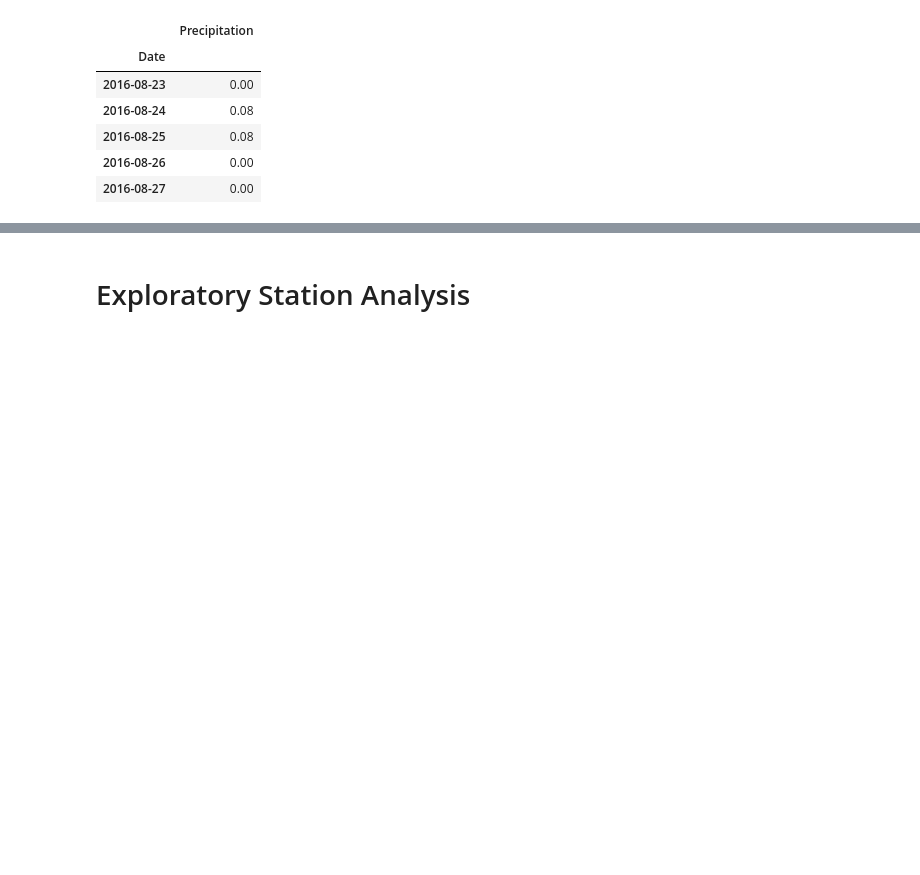
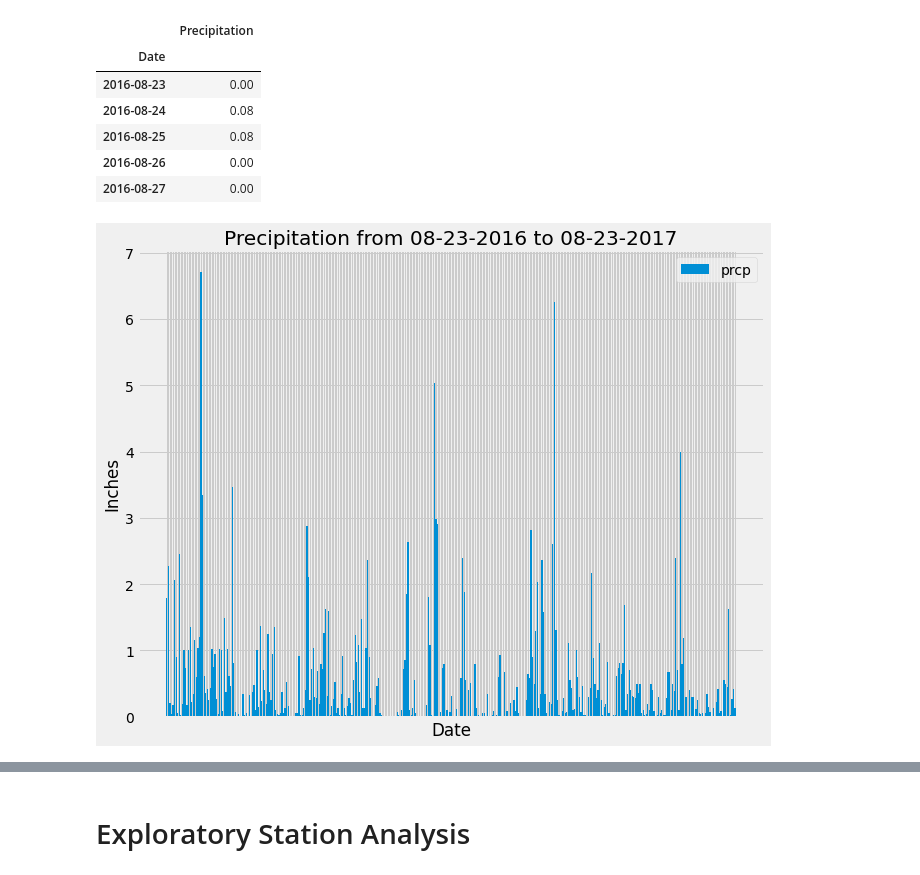
Before and after one commit to NT-nguyen29/sqlalchemy-challenge, a Jupyter notebook: climate_starter.ipynb, the cells around one changed output, grey strips where cells are left out. Saved outputs shown, nothing was run; the diff lists cells and outputs as text; code cells hidden in the pictures; blank space fills up the shorter version.

```diff
--- a/climate_starter.ipynb
+++ b/climate_starter.ipynb
@@ -101,4 +101,25 @@ data_df.head()
 | 2016-08-25 | 0.08 |
 | 2016-08-26 | 0.00 |
 | 2016-08-27 | 0.00 |
+# %%
+# Use Pandas Plotting with Matplotlib to plot the data
+x_values = data_df.index.values
+y_values = data_df["Precipitation"].values
+
+plt.figure(figsize=(10,8))
+plt.bar(x_values, y_values, label='prcp')
+
+# (https://matplotlib.org/stable/api/_as_gen/matplotlib.pyplot.legend.html)
+plt.title(f"Precipitation from 08-23-2016 to 08-23-2017")
+plt.xlabel("Date")
+plt.ylabel("Inches")
+plt.legend()
+
+# clean the graph, specifically ticks
+# (https://matplotlib.org/stable/api/_as_gen/matplotlib.pyplot.tick_params.html)
+plt.tick_params(axis='x', labelbottom=False)
+
+plt.show()
+# %% [output]
+[figure, added]
 # %%
```
Also changed, not shown: parts of 8 cells of this notebook.
